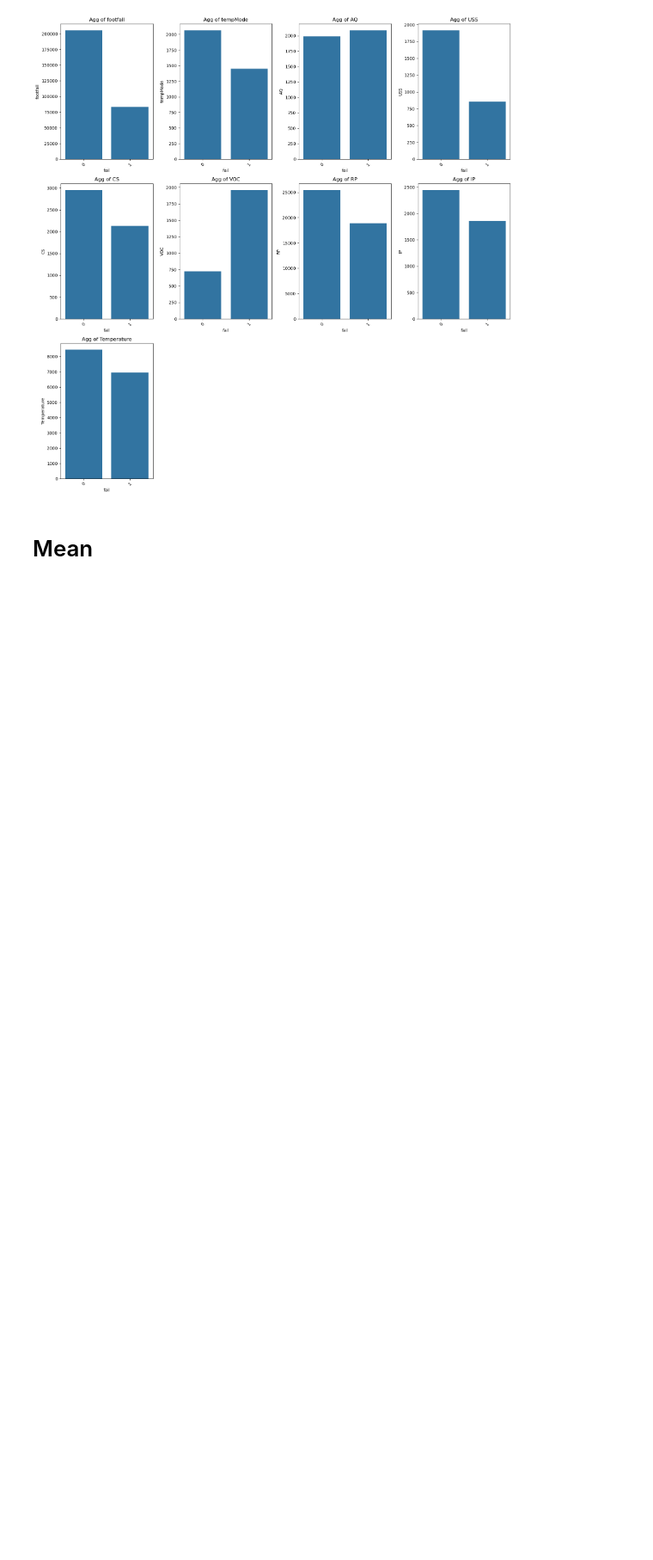
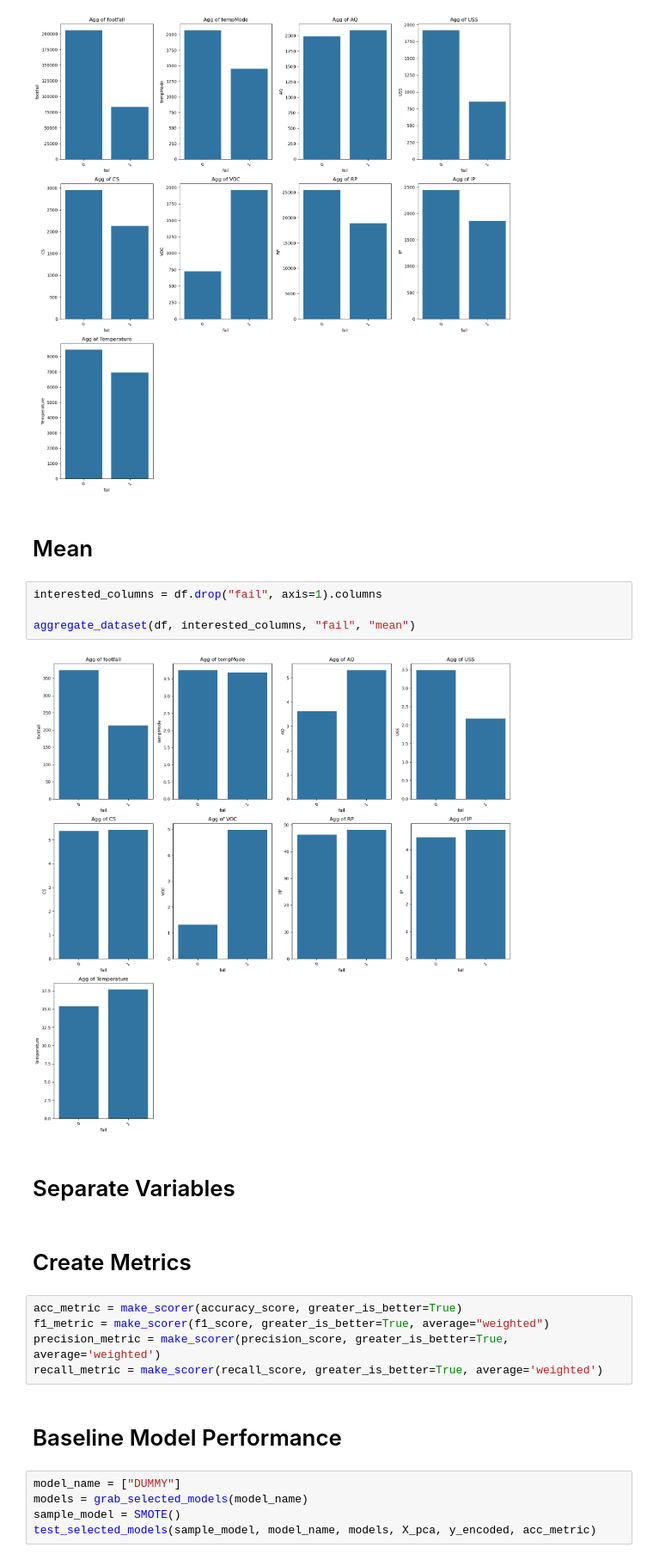
Before and after one commit to MaukanMir/Machine-Failure-Prediction, a Jupyter notebook: training.ipynb, the cells around one changed output. Shown at 86% size. Drawn from its saved outputs; the diff is of its cells as text; blank space fills up the shorter version.

```diff
--- a/training.ipynb
+++ b/training.ipynb
@@ -160,3 +284,25 @@ aggregate_dataset(df, interested_columns, "fail", "sum")
 [figure]
 # %% [markdown]
 # Mean
+# %%
+interested_columns = df.drop("fail", axis=1).columns
+
+aggregate_dataset(df, interested_columns, "fail", "mean")
+# %% [output]
+[figure, added]
+# %% [markdown]
+# Separate Variables
+# %% [markdown]
+# Create Metrics
+# %%
+acc_metric = make_scorer(accuracy_score, greater_is_better=True)
+f1_metric = make_scorer(f1_score, greater_is_better=True, average="weighted")
+precision_metric = make_scorer(precision_score, greater_is_better=True, average='weighted')
+recall_metric = make_scorer(recall_score, greater_is_better=True, average='weighted')
+# %% [markdown]
+# Baseline Model Performance
+# %%
+model_name = ["DUMMY"]
+models = grab_selected_models(model_name)
+sample_model = SMOTE()
+test_selected_models(sample_model, model_name, models, X_pca, y_encoded, acc_metric)
```
Also changed, not shown: parts of 3 cells of this notebook.
